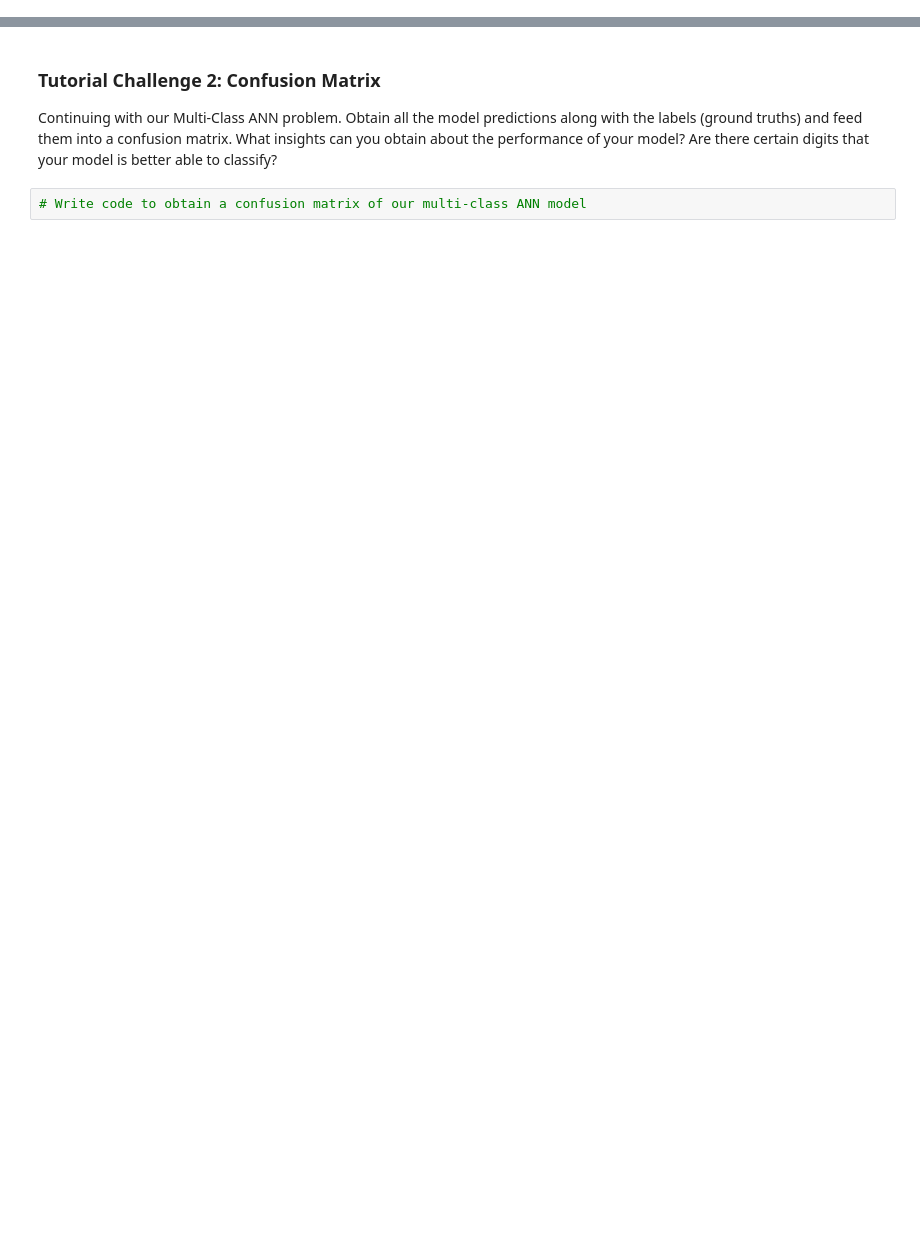
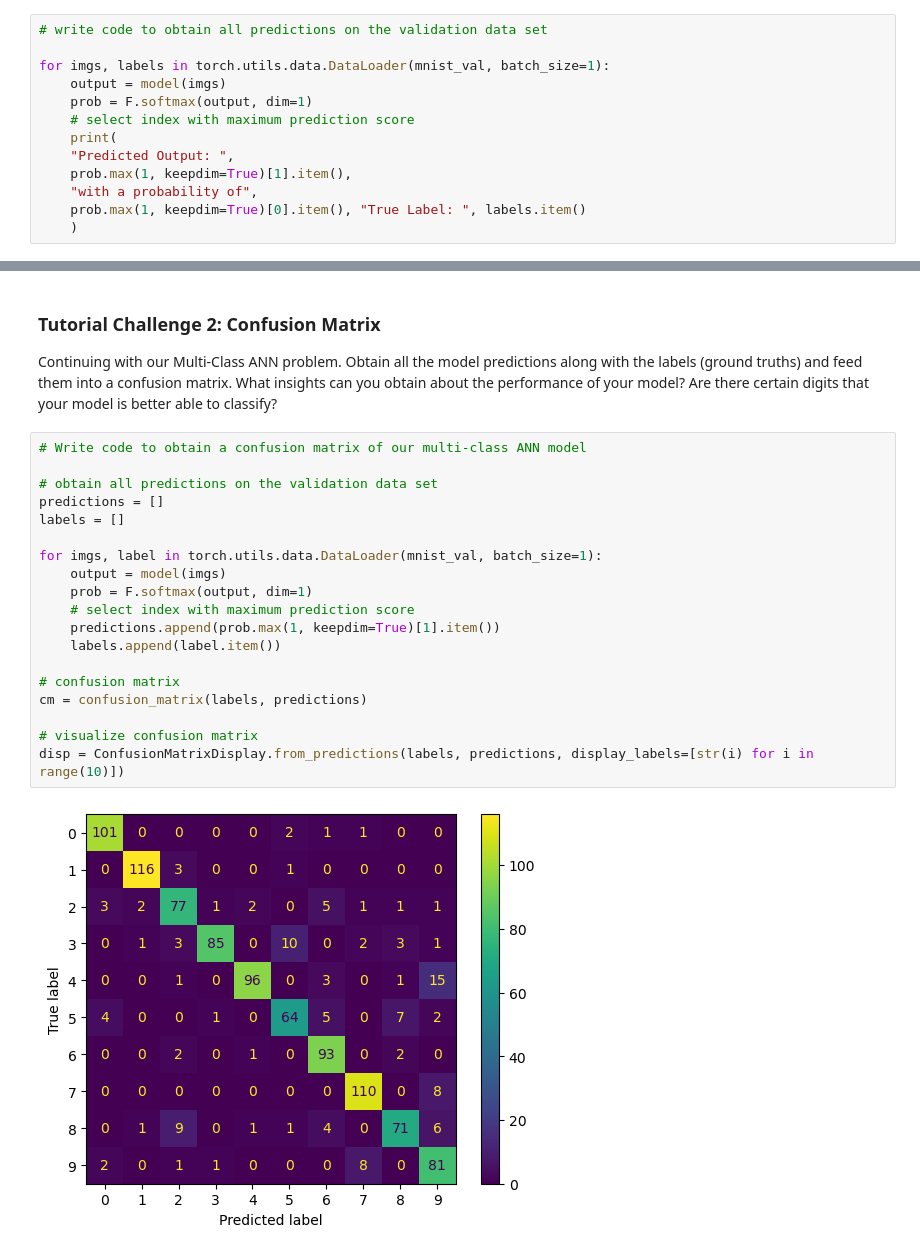
Before and after one commit to 0xC000005/APS360, a Jupyter notebook: Tutorials/Tutorial2/Tut_2_Multi_Class_ANN.ipynb, the cells around one changed output, grey strips where cells are left out. Drawn from its saved outputs; the diff is of its cells as text; blank space fills up the shorter version.

```diff
--- a/Tutorials/Tutorial2/Tut_2_Multi_Class_ANN.ipynb
+++ b/Tutorials/Tutorial2/Tut_2_Multi_Class_ANN.ipynb
@@ -368,0 +438,13 @@ Obtain all classifications on the validation dataset
+# %%
+# write code to obtain all predictions on the validation data set
+
+for imgs, labels in torch.utils.data.DataLoader(mnist_val, batch_size=1):
+    output = model(imgs)
+    prob = F.softmax(output, dim=1)
+    # select index with maximum prediction score
+    print(
+    "Predicted Output: ",
+    prob.max(1, keepdim=True)[1].item(),
+    "with a probability of",
+    prob.max(1, keepdim=True)[0].item(), "True Label: ", labels.item()
+    )
@@ -440,5 +559,24 @@ plt.show()
 # %% [markdown]
 ### Tutorial Challenge 2: Confusion Matrix
 Continuing with our Multi-Class ANN problem. Obtain all the model predictions along with the labels (ground truths) and feed them into a confusion matrix. What insights can you obtain about the performance of your model? Are there certain digits that your model is better able to classify?
-# %%
-# Write code to obtain a confusion matrix of our multi-class ANN model
+# %%
+# Write code to obtain a confusion matrix of our multi-class ANN model
+
+# obtain all predictions on the validation data set
+predictions = []
+labels = []
+
+for imgs, label in torch.utils.data.DataLoader(mnist_val, batch_size=1):
+    output = model(imgs)
+    prob = F.softmax(output, dim=1)
+    # select index with maximum prediction score
+    predictions.append(prob.max(1, keepdim=True)[1].item())
+    labels.append(label.item())
+
+# confusion matrix
+cm = confusion_matrix(labels, predictions)
+
+# visualize confusion matrix
+disp = ConfusionMatrixDisplay.from_predictions(labels, predictions, display_labels=[str(i) for i in range(10)])
+# %% [output]
+[figure, added]
```
Also changed, not shown: parts of 18 cells of this notebook.
